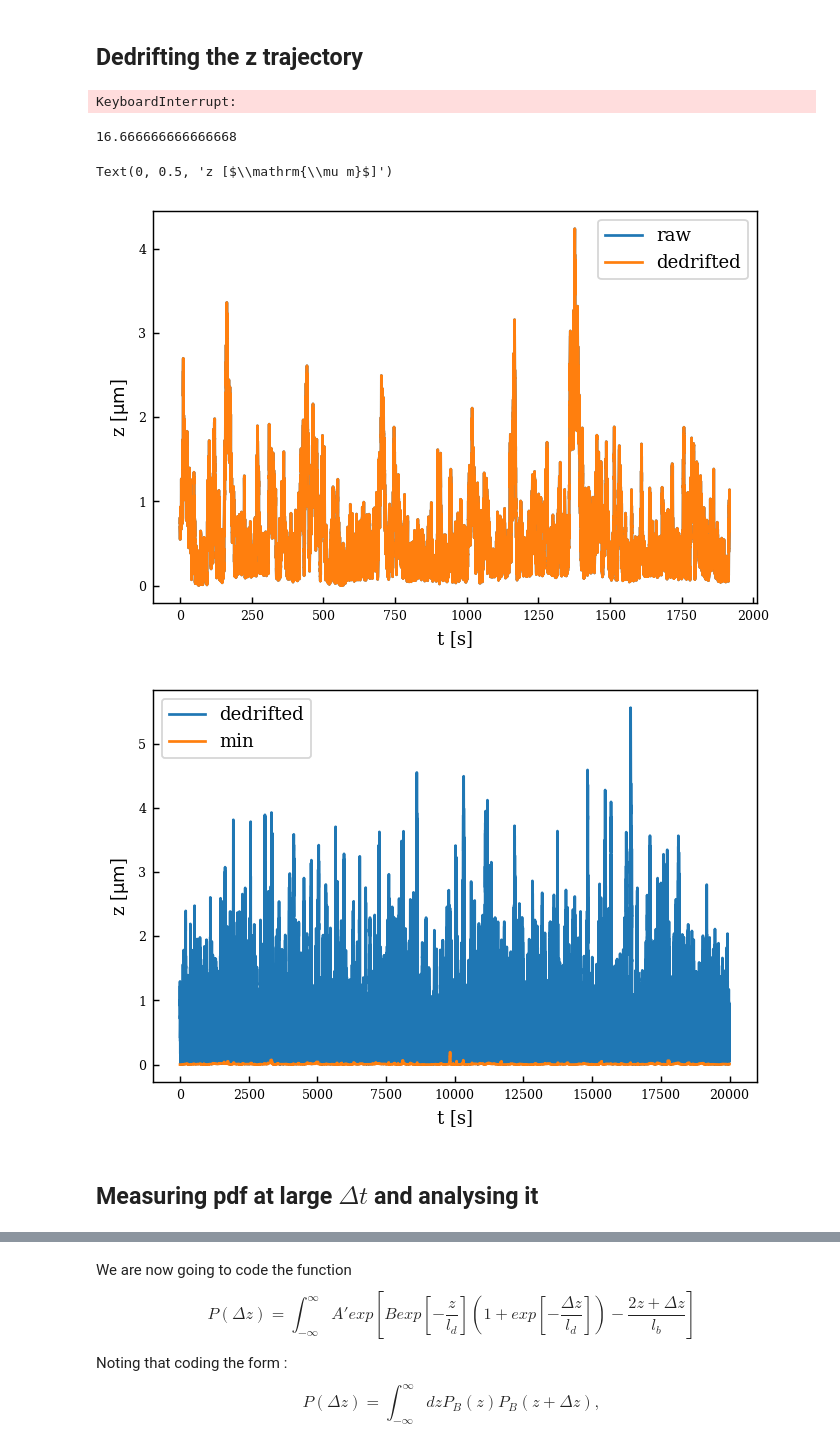
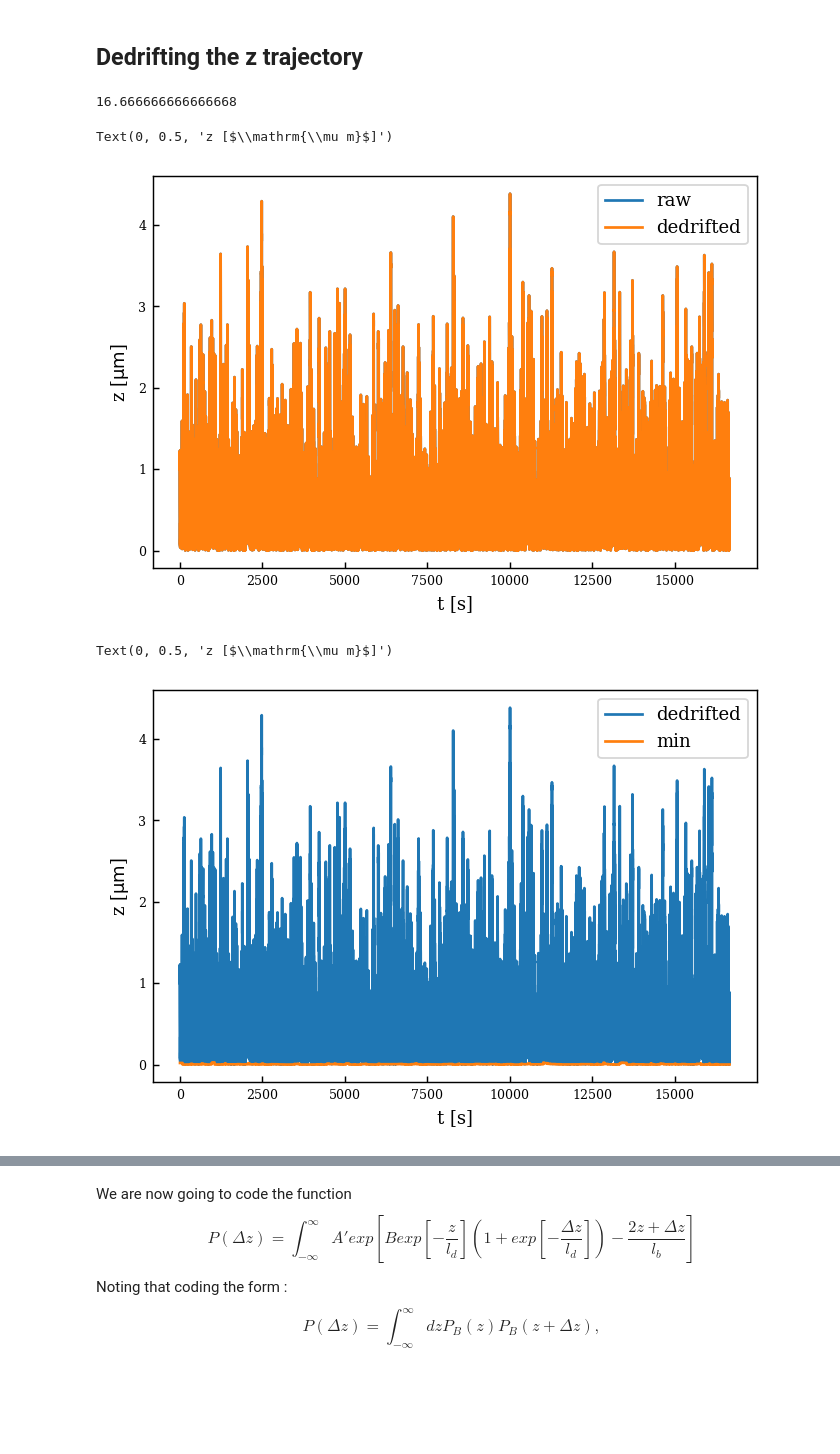
Before and after one commit to eXpensia/Confined-Brownian-Motion, a Jupyter notebook: 02_body/chapter3/images/simulation_confined_Brownian_motion/Full analysis trajectory.ipynb, the cells around one changed output, grey strips where cells are left out. Saved outputs shown, nothing was run; the diff lists cells and outputs as text; code cells hidden in the pictures; blank space fills up the shorter version.

```diff
--- a/02_body/chapter3/images/simulation_confined_Brownian_motion/Full analysis trajectory.ipynb
+++ b/02_body/chapter3/images/simulation_confined_Brownian_motion/Full analysis trajectory.ipynb
@@ -36,7 +36,7 @@ raw_data = loadmat('data_sim.mat')
 
 r = 1.5*1e-6
 n_part =  1.597
-fps = 100
+fps = 60
 time = np.arange(len(np.squeeze(raw_data["x"])))/fps
 # %% [markdown]
 # Data exploration
@@ -427,11 +435,7 @@ def movmin(z, window):
 
 # With the quality of the data we are just going to -min
 
-z_dedrift = z#- np.min(z)
+z_dedrift = z- np.min(z)
-# %%
-plt.plot(time,movmean(z,10000))
-# %% [output]
-KeyboardInterrupt:
 # %%
 60000/60/60
 # %% [output]
@@ -449,22 +453,18 @@ plt.xlabel("t [s]")
 plt.ylabel("z [$\mathrm{\mu m}$]")
 # %% [output]
 Text(0, 0.5, 'z [$\\mathrm{\\mu m}$]')
-[figure, old version]
+[figure, new version]
 # %%
 #plt.plot(time,z-np.min(z), label = "raw")
 plt.plot(time,z_dedrift, label = "dedrifted")
 plt.plot(time,movmin(z_dedrift,10000), label = "min")
 plt.legend()
 
 plt.xlabel("t [s]")
 plt.ylabel("z [$\mathrm{\mu m}$]")
-
-
-z_dedrift = z_dedrift #- movmin(z_dedrift,10000)
 # %% [output]
+Text(0, 0.5, 'z [$\\mathrm{\\mu m}$]')
-[figure, old version]
+[figure, new version]
-# %% [markdown]
-## Measuring pdf at large $\Delta t$ and analysing it
 # %%
 
 
```
Also changed, not shown: parts of 138 cells of this notebook, 21 other files.
